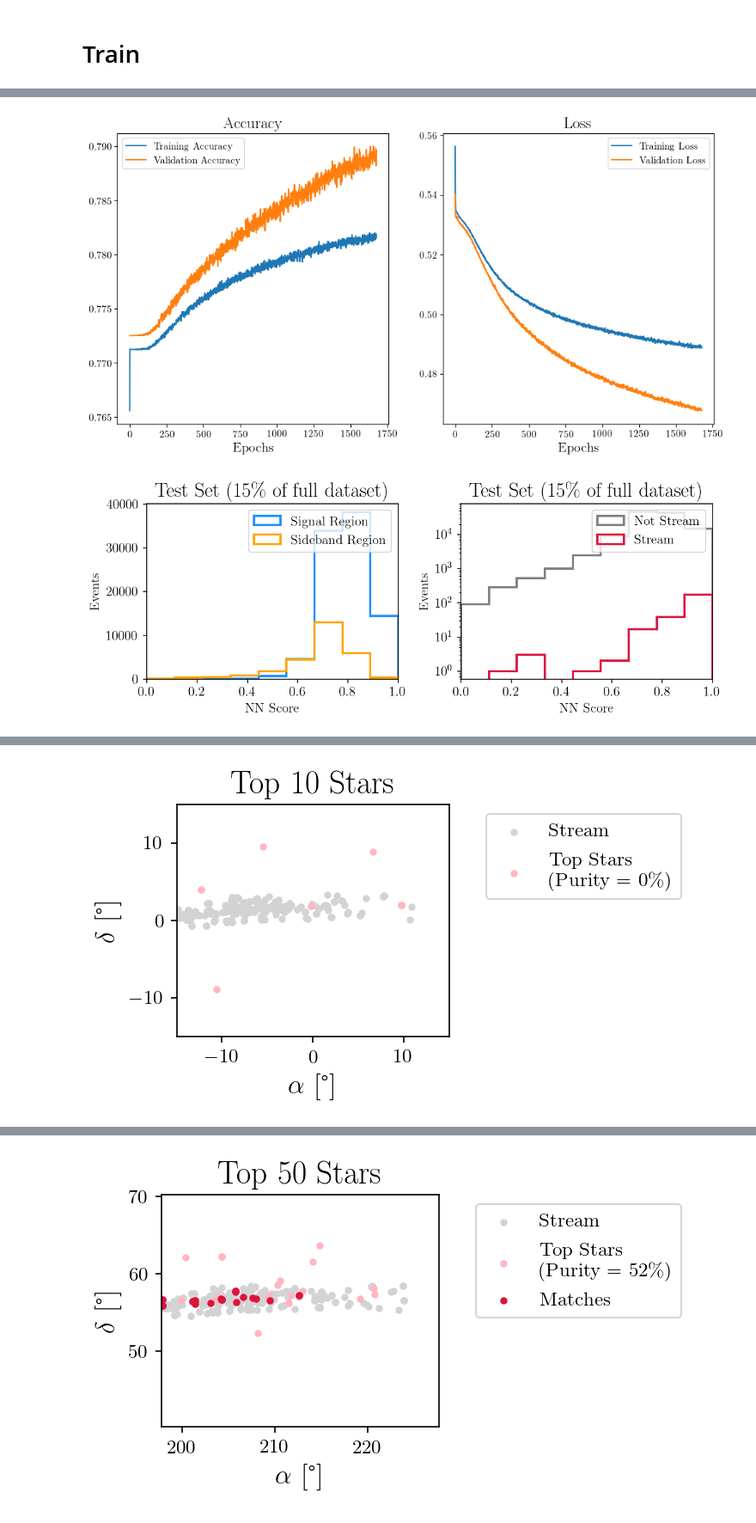
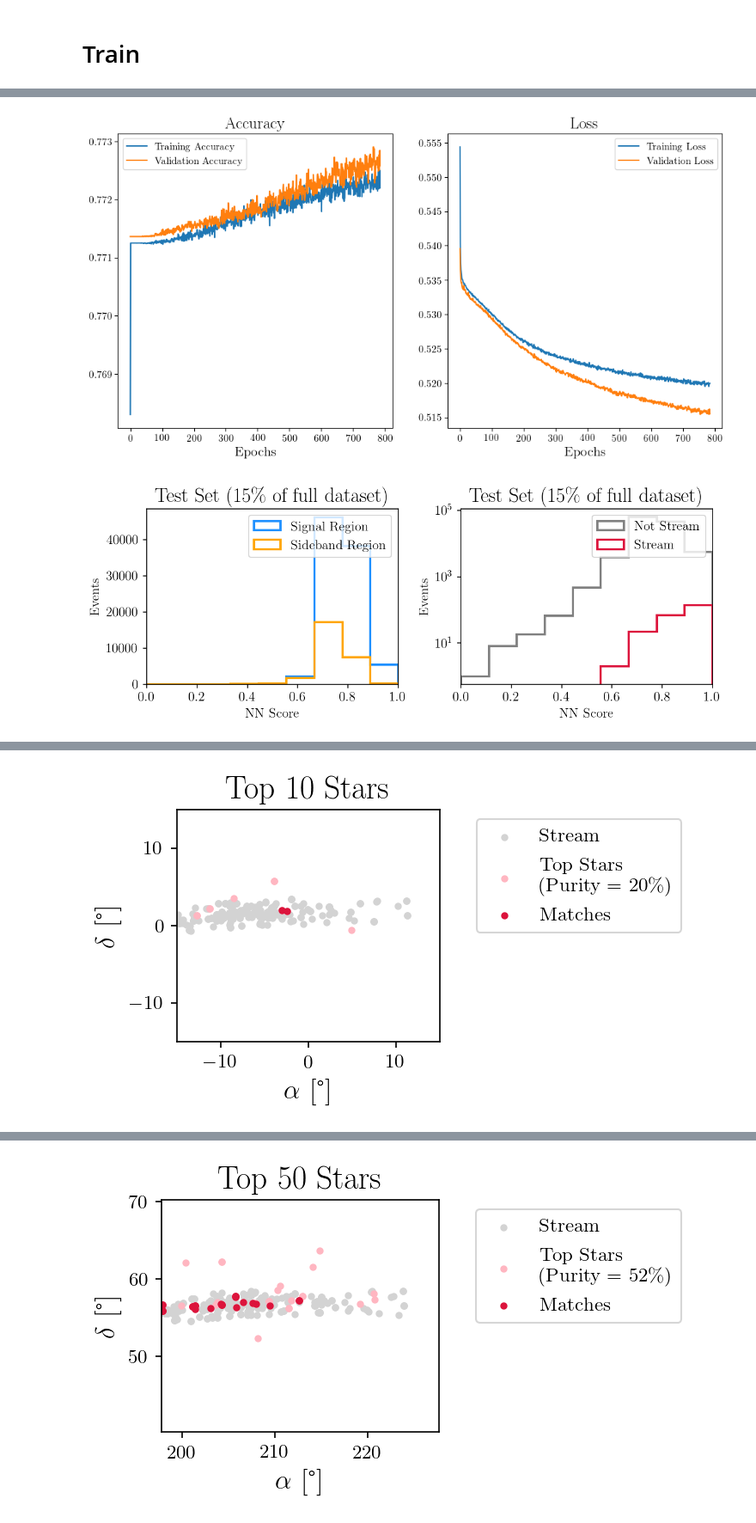
Before and after one commit to hep-lbdl/GaiaCWoLa, a Jupyter notebook: notebooks/Example_Finding_GD1_Tail.ipynb, the cells around one changed output, grey strips where cells are left out. Shown at 86% size. Saved outputs shown, nothing was run; the diff lists cells and outputs as text; code cells hidden in the pictures.

Commit message:
Plot updates

```diff
--- a/notebooks/Example_Finding_GD1_Tail.ipynb
+++ b/notebooks/Example_Finding_GD1_Tail.ipynb
@@ -61,8 +75,8 @@ tf.keras.backend.clear_session()
 test = train(df,
       n_folds = 1,
       best_of_n_loops = 1,
-      layer_size = 256,
-      batch_size = 15000,
+      layer_size = 128,
+      batch_size = 10000,
       dropout = 0.2,
       epochs = 2000,
       l2_reg = 0,
@@ -89,2 +103,2 @@ Top 100 stars: Purity = 10.0%
-[figure, old version]
+[figure, new version]
-[figure, old version]
+[figure, new version]
@@ -92 +106 @@ Top 100 stars: Purity = 10.0%
-[figure, old version]
+[figure, new version]
```
Also changed, not shown: parts of 6 cells of this notebook, 4 other files.
